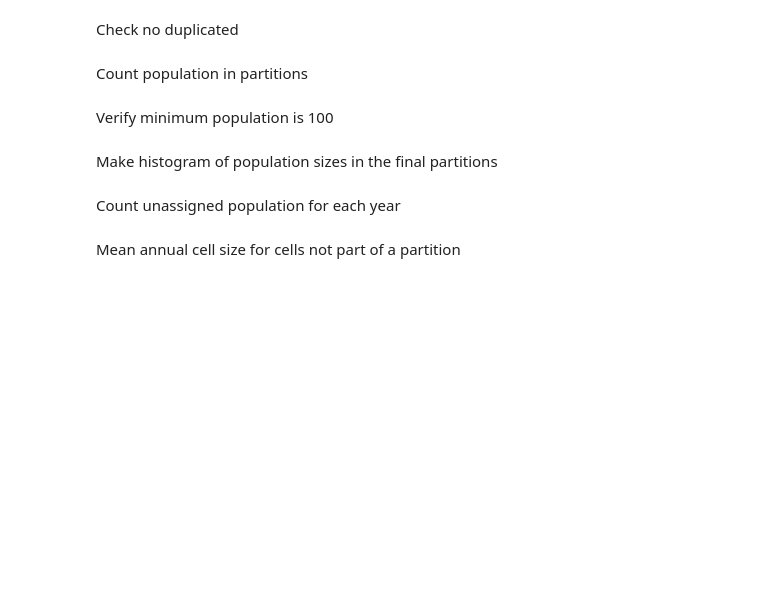
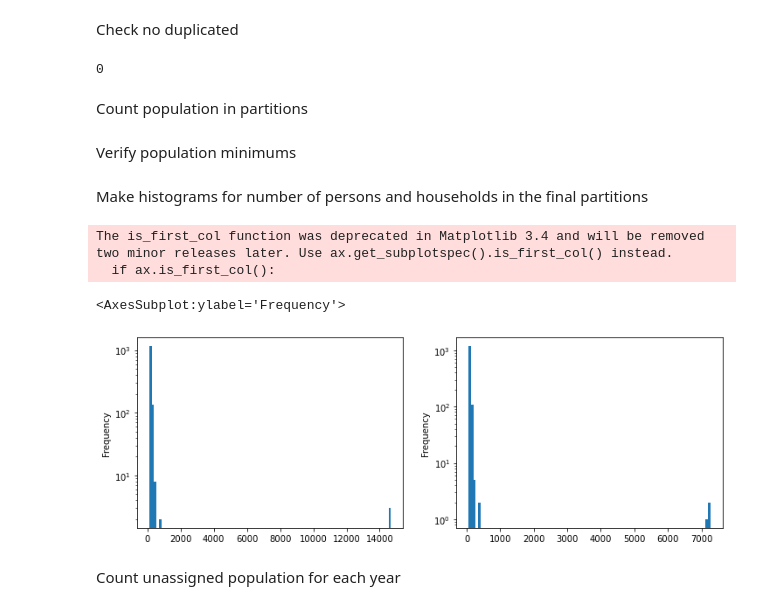
Before and after one commit to abjer/privacy_spatial, a Jupyter notebook: step_3_analyze_and_output.ipynb, the cells around one changed output. Drawn from its saved outputs; the diff is of its cells as text; code cells hidden in the pictures; blank space fills up the shorter version.

Commit message:
Update 2021 - added dummy data

```diff
--- a/step_3_analyze_and_output.ipynb
+++ b/step_3_analyze_and_output.ipynb
@@ -152,7 +178,7 @@ pareto = pd.concat([pd.read_hdf(in_file, k) for k in datakeys]).reset_index()
 pareto.mun_idx = pareto.mun_idx.astype(int).astype(str)
 pareto['score'] = pareto.apply(lambda row: partition_score(row.weighted_dist,
                                                            row.count_nonzero_null,
-                                                           mun_pop[row.mun_idx]),
+                                                           mun_pers[row.mun_idx]),
                                axis=1)
 optimals_idx = pareto.groupby('mun_idx').score.idxmax()
 optimals = pareto.loc[optimals_idx]
@@ -170,12 +196,12 @@ pareto_sub = pd.concat([pd.read_hdf(in_file, k) for k in datakeys]).reset_index(
 pareto_sub['score'] = pareto_sub\
                         .apply(lambda row: partition_score(row.weighted_dist,
                                                            row.count_nonzero_null,
-                                                           mun_pop[row.mun_idx]),axis=1)
+                                                           mun_pers[row.mun_idx]),axis=1)
 
 optimals_idx_sub = pareto_sub.groupby('mun_idx').score.idxmax()
 
 optimals_sub = pareto_sub.loc[optimals_idx_sub.values].copy()
-optimals_sub['pop_count'] = optimals_sub.mun_idx.apply(lambda m: mun_pop[m])
+optimals_sub['pop_count'] = optimals_sub.mun_idx.apply(lambda m: mun_pers[m])
 optimals_sub['mun'] = optimals_sub.mun_idx.apply(lambda s: s.split('_')[0])
 optimals_sub.partition = optimals_sub.partition.apply(json.loads)
 
@@ -184,7 +210,7 @@ optimals_sub.partition = optimals_sub.partition.apply(json.loads)
 
 gb_idx = optimals_sub.groupby('mun')
 pop_sum = gb_idx.pop_count.sum()
-na_sum = gb_idx.pop_nonzero_null.sum()
+na_sum = gb_idx.pers_nonzero_null.sum()
 w_dist = gb_idx.apply(lambda g: (g.weighted_dist*g.pop_count).sum()/g.pop_count.sum())
 partitions = gb_idx.partition.apply(chain)
 
@@ -196,12 +222,12 @@ optimals_sub_merg = pd.concat([na_sum,
 
 optimals_sub_merg['score'] = \
     optimals_sub_merg.apply(lambda row: partition_score(row.weighted_dist,
-                                                    row.pop_nonzero_null,
+                                                    row.pers_nonzero_null,
                                                     row.pop_count),axis=1)
 # %% [markdown]
 Comparison of partitions
 # %%
-merge_cols = ['score','partition','pop_nonzero_null','weighted_dist']
+merge_cols = ['score','partition','pers_nonzero_null','weighted_dist']
 opt_mun = optimals.set_index('mun_idx')[merge_cols]
 opt_sub = optimals_sub_merg[merge_cols]
 
@@ -251,22 +275,28 @@ optimal_stat.sort_index().to_csv('data/output_final/statistics.csv')
 # %% [markdown]
 Check no duplicated
 # %%
+assignment_opt = pd.DataFrame([(i,j) for i,p in enumerate(optimal_labels_one) for j in p],
+                              columns=['partition',cell_label])
 is_assigned = list(itertools.chain(*optimal_labels_one))
 is_assigned_ser = pd.Series(is_assigned)
 is_assigned_ser.duplicated().sum()
+# %% [output]
+0
 # %% [markdown]
 Count population in partitions
 # %%
-pers = pd.read_hdf('data/parsed/personer_celler.hdf', key='_100m').iloc[1:]
+distribution = {'hh':{}, 'pers':{}}
+for label in 'hh', 'pers':
 
-years = list(map(str,range(1986,2016)))
-assignment = dict([(i,g_idx) for g_idx,g in enumerate(optimal_labels_one) for i in g])
-pers_assign = pers.set_index('ddkncelle100m').join(pd.Series(assignment,name='assignment'))
-pers_assign = pers_assign[pers_assign.assignment.notnull()]
+    pop_data = pd.read_hdf('data/parsed/KN100m_pop.hdf', key=label)
 
-g = pers_assign.loc[optimal_labels_one[0]]
-distribution = pers_assign\
-                .groupby('assignment')\
-                .apply(lambda g: g[years].dropna(how='all',axis=1).sum(axis=0).min())
+    assignment = dict([(i,g_idx) for g_idx,g in enumerate(optimal_labels_one) for i in g])
+    pop_type_assign = pop_data.set_index(cell_label).join(pd.Series(assignment,name='assignment'))
+    pop_type_assign = pop_type_assign[pop_type_assign.assignment.notnull()]
+
+    distribution[label] = \
+        pop_type_assign\
+            .groupby('assignment')\
+            .apply(lambda g: g[years].dropna(how='all',axis=1).sum(axis=0).min())
 # %% [markdown]
-Verify minimum population is 100
+Verify population minimums
@@ -275,2 +305,2 @@ distribution.min()
 # %% [markdown]
-Make histogram of population sizes in the final partitions
+Make histograms for number of persons and households in the final partitions
@@ -279,2 +307,11 @@ distribution.plot.hist(bins=100,log=True)
+# %%
+f,ax = plt.subplots(1,2, figsize=(12,4))
+distribution['pers'].plot.hist(bins=100,log=True, ax=ax[0])
+distribution['hh'].plot.hist(bins=100,log=True, ax=ax[1])
+# %% [output]
+The is_first_col function was deprecated in Matplotlib 3.4 and will be removed two minor releases later. Use ax.get_subplotspec().is_first_col() instead.
+  if ax.is_first_col():
+<AxesSubplot:ylabel='Frequency'>
+[figure, added]
 # %% [markdown]
 Count unassigned population for each year
@@ -284,2 +317,0 @@ pop_unassigned_years.sum(axis=0).plot()
-# %% [markdown]
-Mean annual cell size for cells not part of a partition
```
Also changed, not shown: parts of 17 cells of this notebook, 17 other files.
